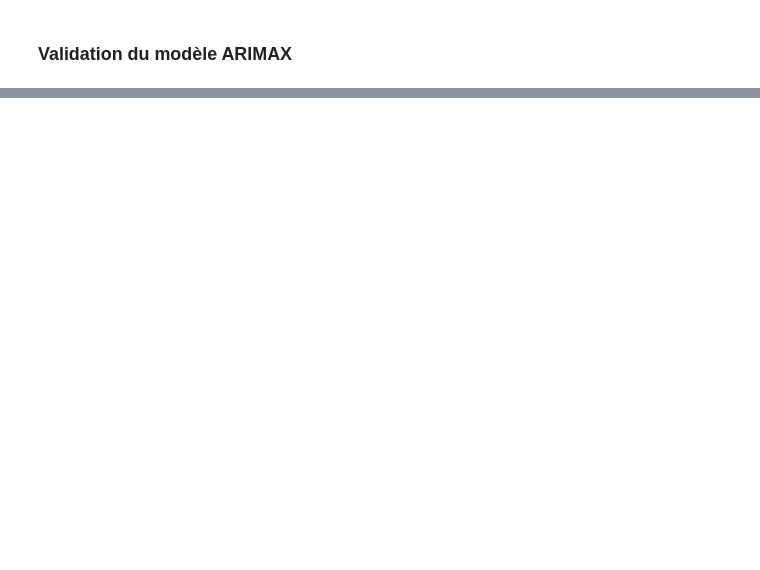
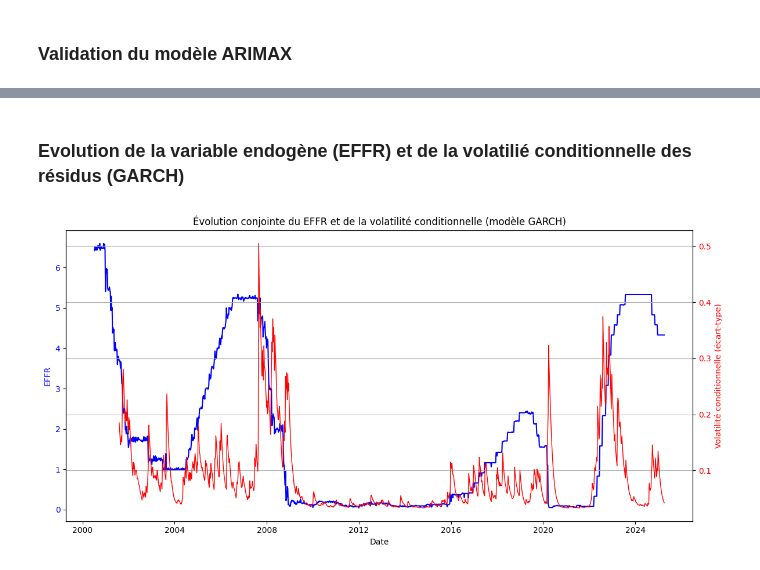
Before and after one commit to Matteo-Bernard/FedWatch, a Jupyter notebook: FedWatch.ipynb, the cells around one changed output, grey strips where cells are left out. Cells and saved outputs as stored; diff of their text form; code cells hidden in the pictures; blank space fills up the shorter version.

```diff
--- a/FedWatch.ipynb
+++ b/FedWatch.ipynb
@@ -198,0 +325,24 @@ Intervalle de confiance à 95 % :
+# %% [markdown]
+### Evolution de la variable endogène (EFFR) et de la volatilié conditionnelle des résidus (GARCH)
+# %%
+# Récupération des variances conditionnelles prévues par le modèle GARCH
+cond_var = garch_fit.conditional_volatility  # écart-type conditionnel
+vol_df = pd.Series(cond_var, index=effr.index[-len(cond_var):], name="Volatilité conditionnelle")
+
+fig, ax1 = plt.subplots(figsize=(12, 6))
+color1 = 'blue'
+ax1.set_xlabel("Date")
+ax1.set_ylabel("EFFR", color=color1)
+ax1.plot(effr, color=color1, label='EFFR', linewidth=1.5)
+ax1.tick_params(axis='y', labelcolor=color1)
+ax2 = ax1.twinx()
+color2 = 'red'
+ax2.set_ylabel("Volatilité conditionnelle (écart-type)", color=color2)
+ax2.plot(vol_df, color=color2, label='Volatilité conditionnelle (GARCH)', linewidth=1)
+ax2.tick_params(axis='y', labelcolor=color2)
+plt.title("Évolution conjointe du EFFR et de la volatilité conditionnelle (modèle GARCH)")
+fig.tight_layout()
+plt.grid(True)
+plt.show()
+# %% [output]
+[figure, added]
```
Also changed, not shown: parts of 32 cells of this notebook, 1 other file.
